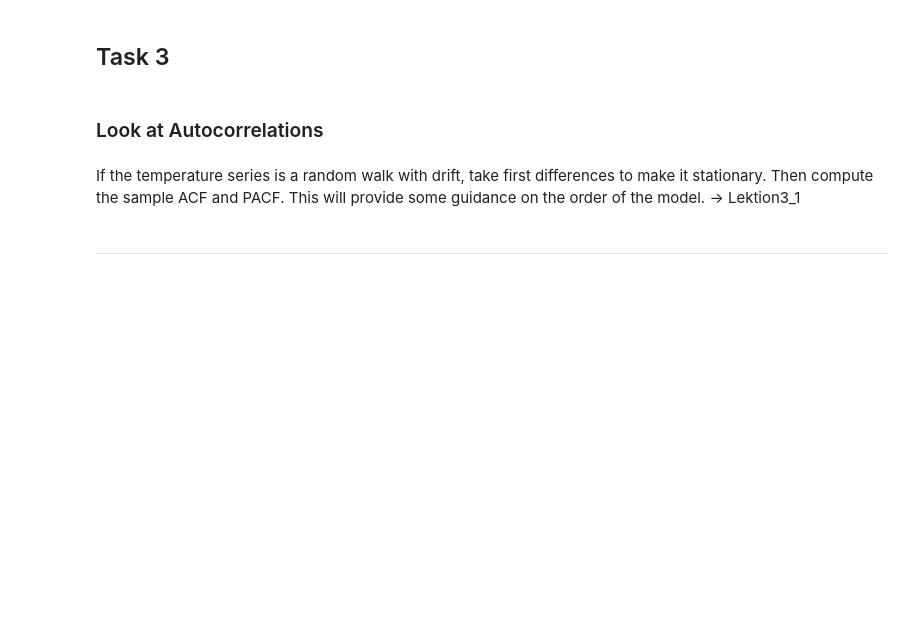
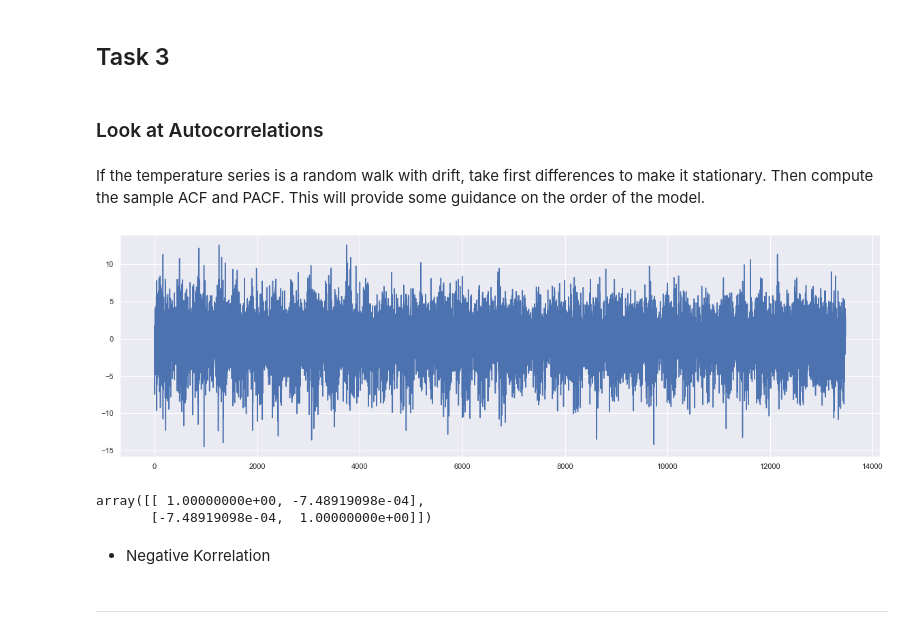
Before and after one commit to mhagg20/T3INF4333_1_19E_DataScience, a Jupyter notebook: Prüfungsleistung.ipynb, the cells around one changed output. Drawn from its saved outputs; the diff is of its cells as text; code cells hidden in the pictures; blank space fills up the shorter version.

```diff
--- a/Prüfungsleistung.ipynb
+++ b/Prüfungsleistung.ipynb
@@ -191,7 +191,29 @@ Entsprechend der Definition und der beiden Beispiele von Random Walk und Random
 # %% [markdown]
 ### Look at Autocorrelations
 # %% [markdown]
-If the temperature series is a random walk with drift, take first differences to make it stationary. Then compute the sample ACF and PACF. This will provide some guidance on the order of the model. -> Lektion3_1
+If the temperature series is a random walk with drift, take first differences to make it stationary. Then compute the sample ACF and PACF. This will provide some guidance on the order of the model.
+# %%
+# Um Autokorrelationen betrachten zu können, müssen die Temperaturdaten vorher stationär gemacht werden
+daten_lokal_4 = copy.deepcopy(daten_groß)
+temperaturen = daten_lokal_4["Basel Temperature [2 m elevation corrected]"]
+stationary_temp = list()
+# %%
+for i in range(1, len(temperaturen)):
+    value = temperaturen[i] - temperaturen[i-1]
+    stationary_temp.append(value)
+plt.figure(figsize=(20, 6))
+plt.plot(stationary_temp)
+plt.show()
+# %% [output]
+[figure, added]
+# %%
+days=np.arange(len(temperaturen)-1)
+np.corrcoef(days, stationary_temp)
+# %% [output]
+array([[ 1.00000000e+00, -7.48919098e-04],
+       [-7.48919098e-04,  1.00000000e+00]])
+# %% [markdown]
+- Negative Korrelation
 # %% [markdown]
 ---
 # %% [markdown]
```
Also changed, not shown: parts of 2 cells of this notebook.
